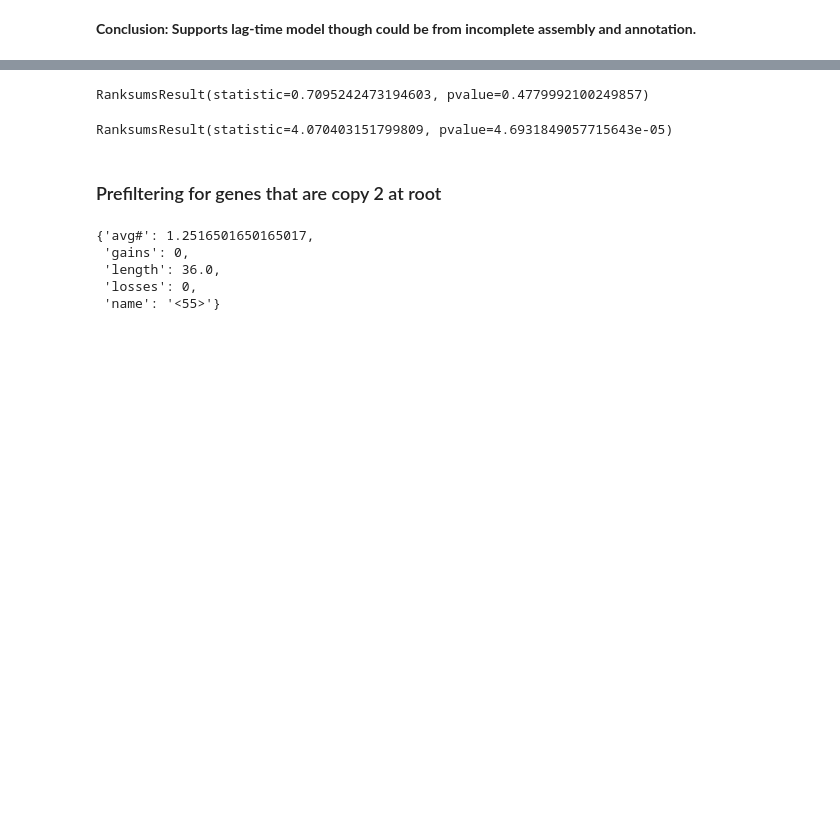
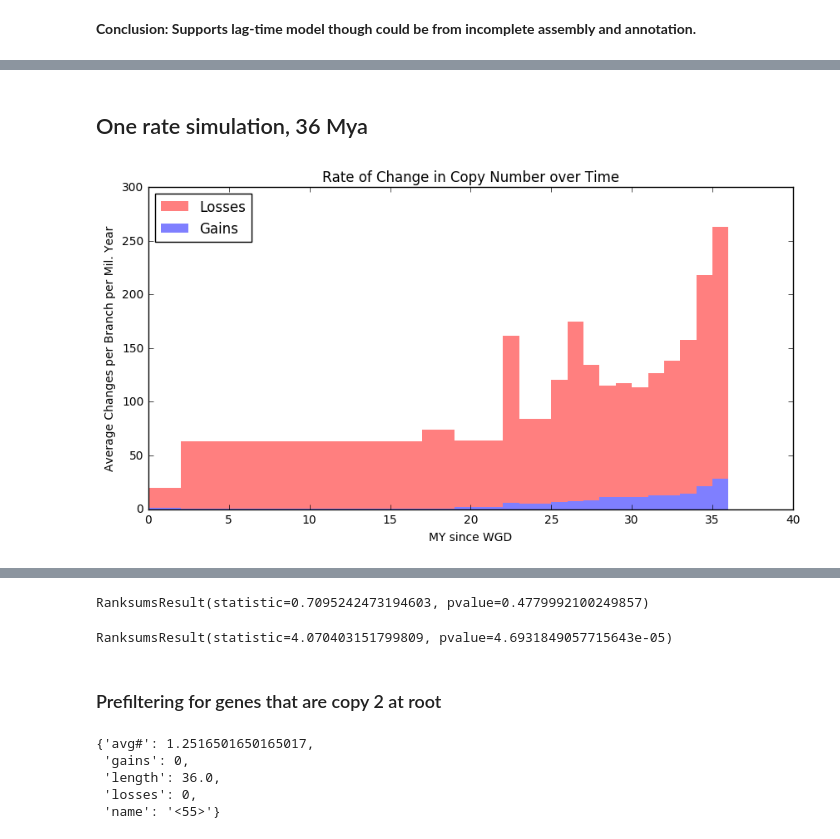
Before and after one commit to josiahseaman/DNA_Duplications, a Jupyter notebook: TreeCountAnalysis_Oleaceae_Homeologs.ipynb, the cells around one changed output, grey strips where cells are left out. Cells and saved outputs as stored; diff of their text form; code cells hidden in the pictures; blank space fills up the shorter version.

```diff
--- a/TreeCountAnalysis_Oleaceae_Homeologs.ipynb
+++ b/TreeCountAnalysis_Oleaceae_Homeologs.ipynb
@@ -216,0 +209,10 @@ normalized_losses[:-7]
+# %% [markdown]
+## One rate simulation, 36 Mya
+# %%
+onerate_nodes, onerate_genes_lost = populate_history_histogram(onerate_trees, list(onerate_trees.keys()), clean_species_tree)
+
+onerate_normalized_losses, onerate_normalized_gains = populate_change_histogram(onerate_nodes, clean_species_tree, [])
+
+plot_time_histogram(onerate_normalized_losses[:-30], onerate_normalized_gains[:-30])
+# %% [output]
+[figure, added]
```
Also changed, not shown: parts of 25 cells of this notebook, 4 other files.
